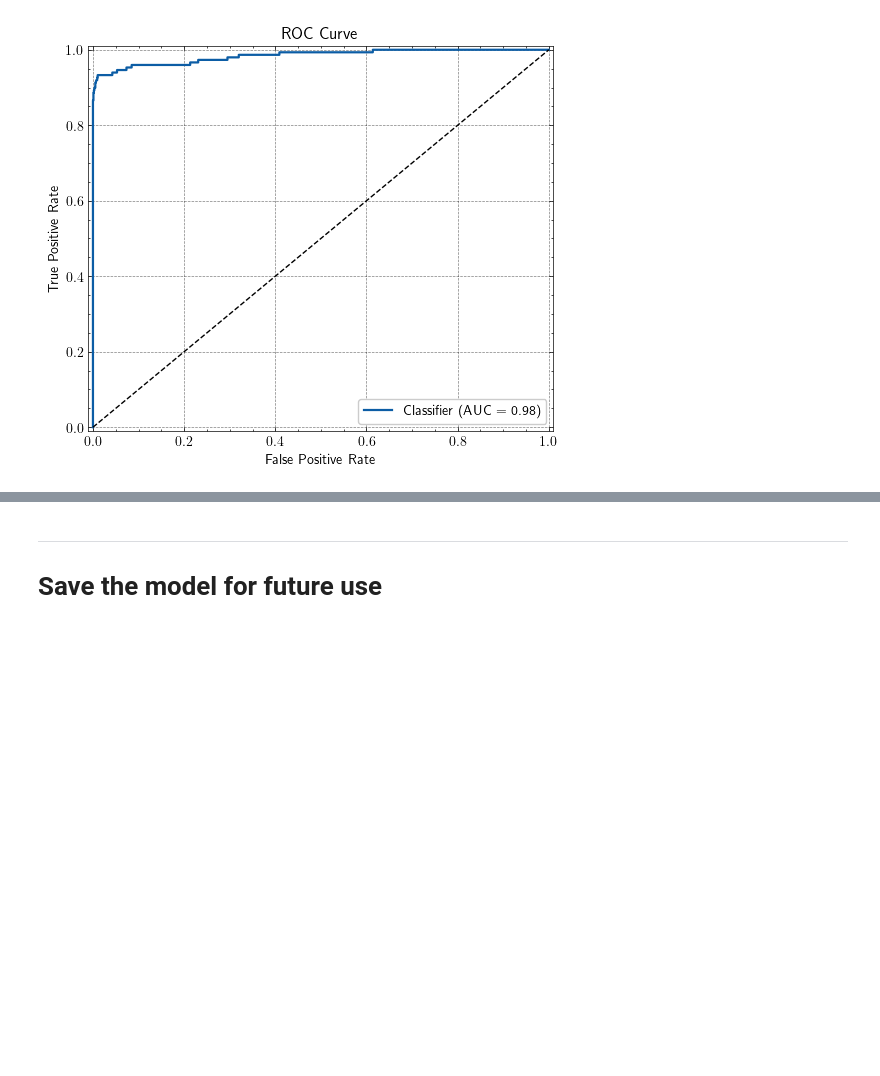
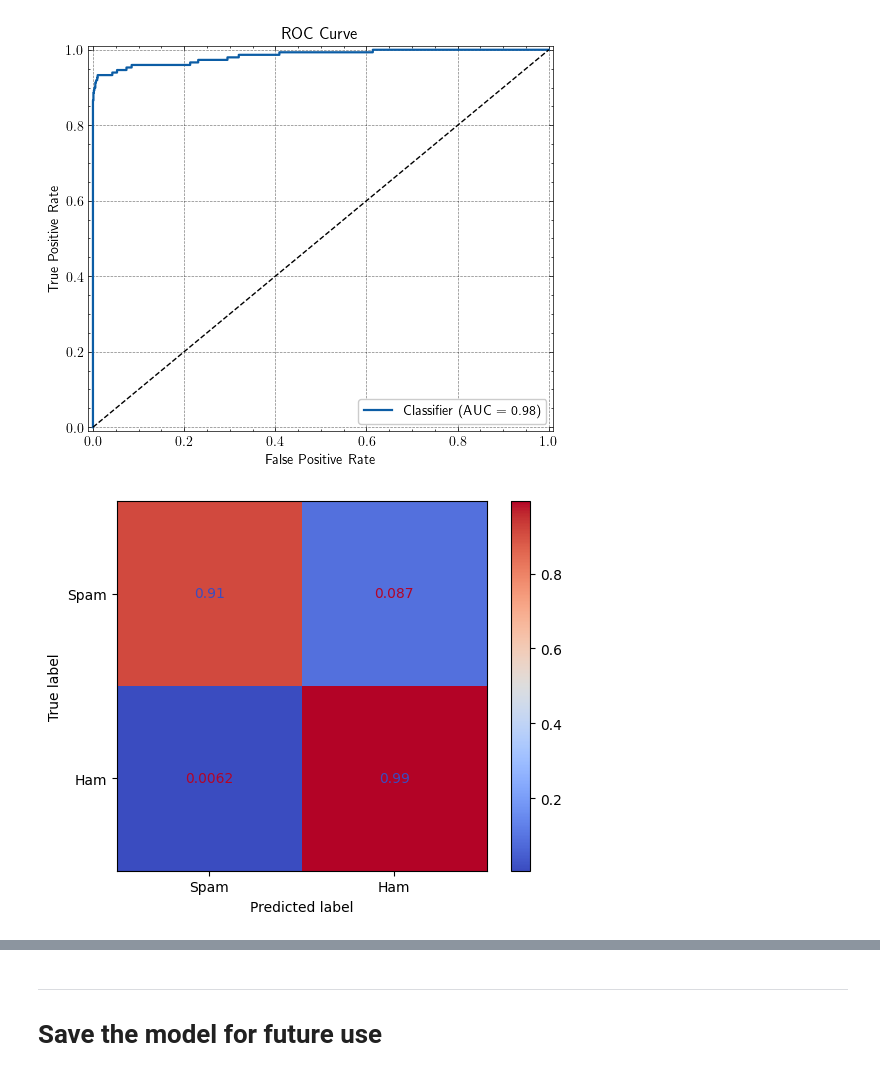
Before and after one commit to EmreArapcicUevak/AID201-Project-Spam-Detection, a Jupyter notebook: Main.ipynb, the cells around one changed output, grey strips where cells are left out. Cells and saved outputs as stored; diff of their text form; code cells hidden in the pictures; blank space fills up the shorter version.

```diff
--- a/Main.ipynb
+++ b/Main.ipynb
@@ -213,3 +228,11 @@ with plt.style.context(['science', 'grid']):
   plt.savefig('Images/ROC_Curve.pdf')
 # %% [output]
 [figure]
+# %%
+from sklearn.metrics import ConfusionMatrixDisplay
+y_pred = spam_filter.predict(X_test)
+ConfusionMatrixDisplay.from_predictions(y_test, y_pred, cmap='coolwarm', display_labels=['Spam', 'Ham'], labels=[True, False], normalize='true')
+
+plt.savefig('Images/ConfusionMatrix.pdf')
+# %% [output]
+[figure, added]
```
Also changed, not shown: parts of 14 cells of this notebook.
